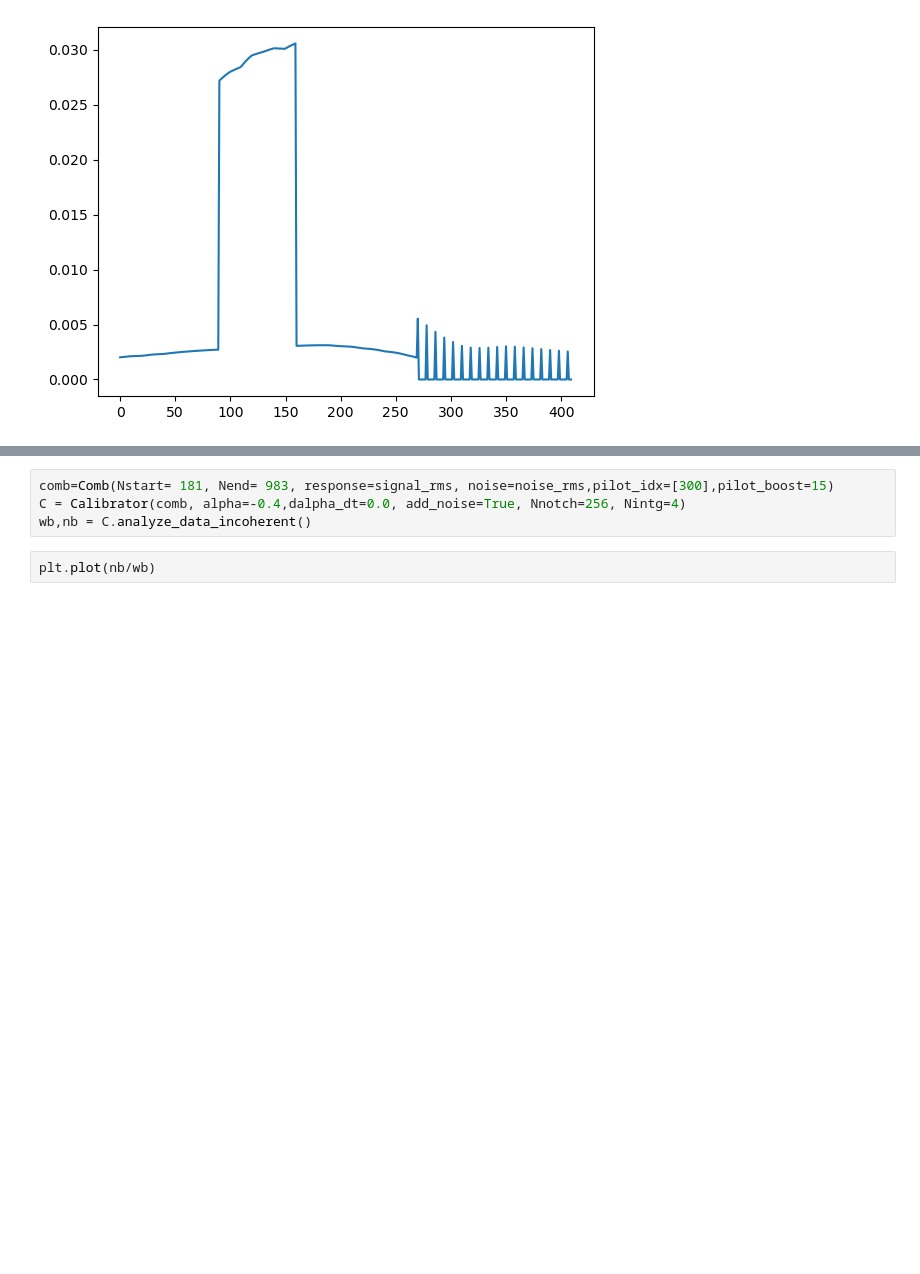
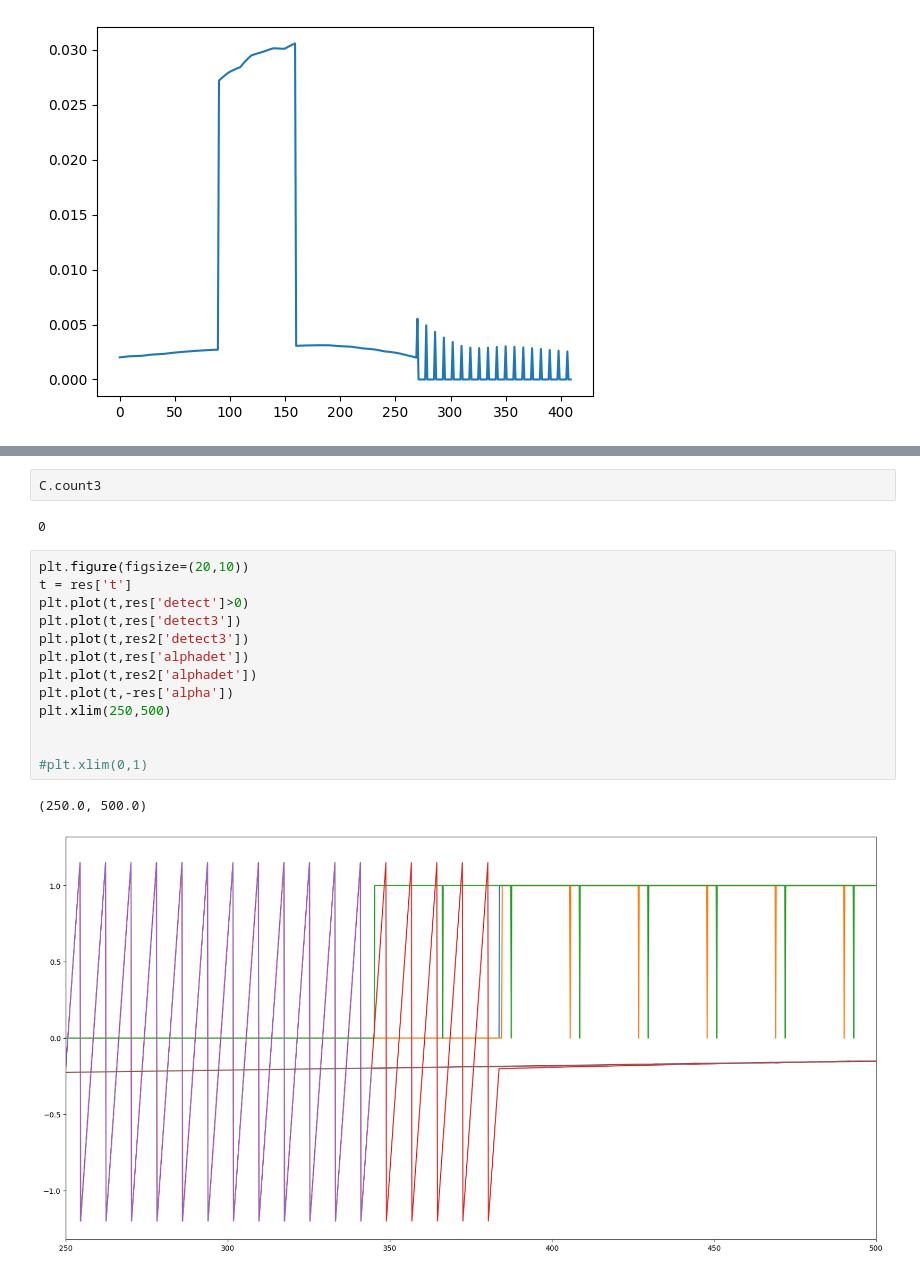
Before and after one commit to lusee-night/notebooks, a Jupyter notebook: calibrator/pfb_detect_ng.ipynb, the cells around one changed output, grey strips where cells are left out. Drawn from its saved outputs; the diff is of its cells as text; blank space fills up the shorter version.

```diff
--- a/calibrator/pfb_detect_ng.ipynb
+++ b/calibrator/pfb_detect_ng.ipynb
@@ -154,6 +144,20 @@ plt.plot(t,res['SNR2']/400)
-# %%
-comb=Comb(Nstart= 181, Nend= 983, response=signal_rms, noise=noise_rms,pilot_idx=[300],pilot_boost=15)
-C = Calibrator(comb, alpha=-0.4,dalpha_dt=0.0, add_noise=True, Nnotch=256, Nintg=4)
-wb,nb = C.analyze_data_incoherent()
-# %%
-plt.plot(nb/wb)
+# %%
+C.count3
+# %% [output]
+0
+# %%
+plt.figure(figsize=(20,10))
+t = res['t']
+plt.plot(t,res['detect']>0)
+plt.plot(t,res['detect3'])
+plt.plot(t,res2['detect3'])
+plt.plot(t,res['alphadet'])
+plt.plot(t,res2['alphadet'])
+plt.plot(t,-res['alpha'])
+plt.xlim(250,500)
+
+
+#plt.xlim(0,1)
+# %% [output]
+(250.0, 500.0)
+[figure, added]
```
Also changed, not shown: parts of 14 cells of this notebook, 4 other files.
